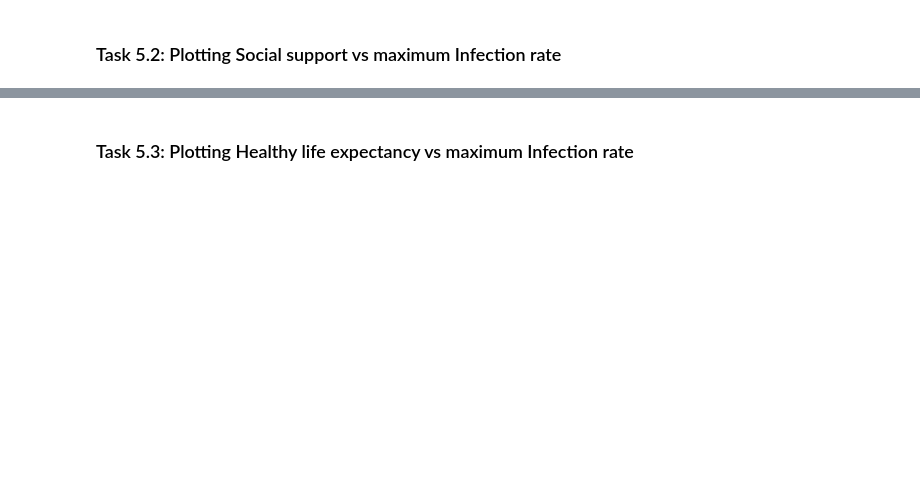
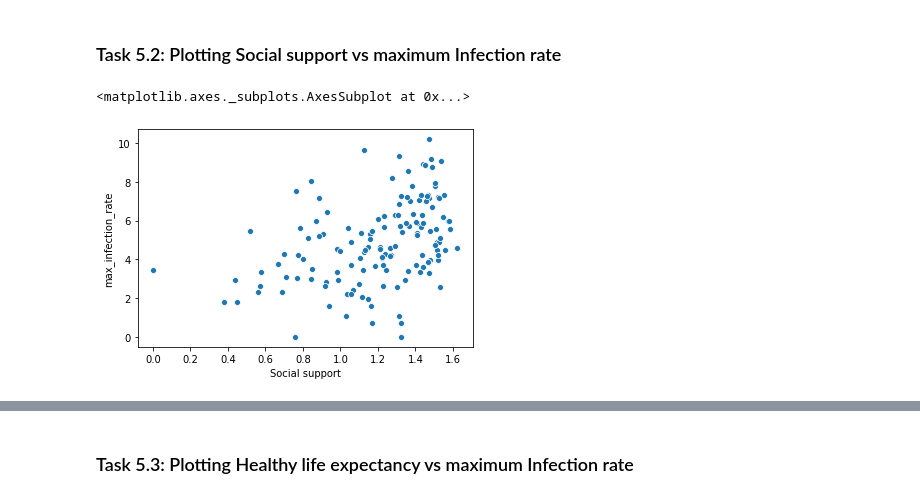
Before and after one commit to zaidqureshi92/coronavirus, a Jupyter notebook: covid19_data_analysis_notebook.ipynb, the cells around one changed output, grey strips where cells are left out. Saved outputs shown, nothing was run; the diff lists cells and outputs as text; code cells hidden in the pictures; blank space fills up the shorter version.

```diff
--- a/covid19_data_analysis_notebook.ipynb
+++ b/covid19_data_analysis_notebook.ipynb
@@ -190,2 +282,9 @@ our Analysis is not finished unless we visualize the results in terms figures an
 # %% [markdown]
 ### Task 5.2: Plotting Social support vs maximum Infection rate
+# %%
+x = data["Social support"]
+y = data["max_infection_rate"]
+sns.scatterplot(x,np.log(y))
+# %% [output]
+<matplotlib.axes._subplots.AxesSubplot at 0x...>
+[figure, added]
```
Also changed, not shown: parts of 19 cells of this notebook.
